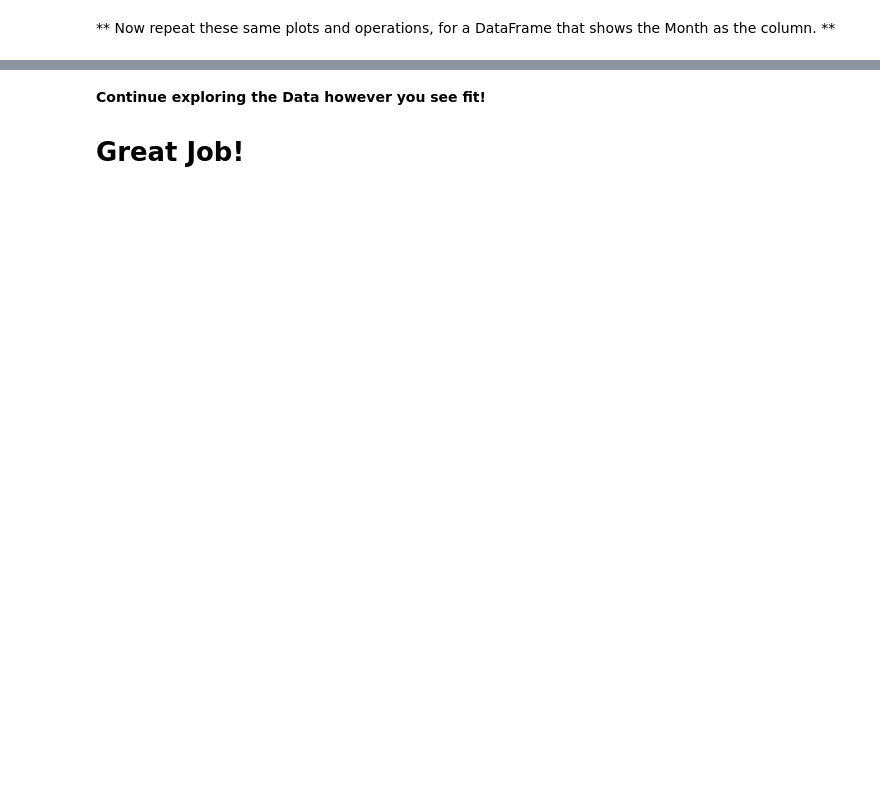
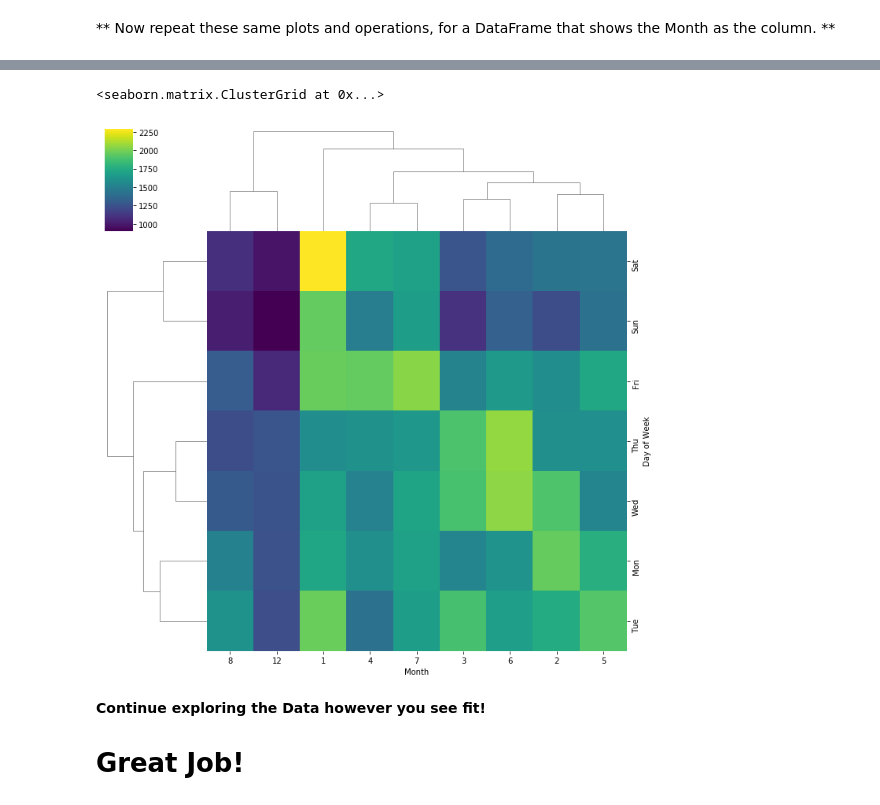
Before and after one commit to zweistein1326/Learning_Data_science-Machine_Learning, a Jupyter notebook: DS_ML/10-Data-Capstone-Projects/01-911 Calls Data Capstone Project.ipynb, the cells around one changed output, grey strips where cells are left out. Drawn from its saved outputs; the diff is of its cells as text; code cells hidden in the pictures; blank space fills up the shorter version.

```diff
--- a/DS_ML/10-Data-Capstone-Projects/01-911 Calls Data Capstone Project.ipynb
+++ b/DS_ML/10-Data-Capstone-Projects/01-911 Calls Data Capstone Project.ipynb
@@ -337,3 +322,8 @@ ____
+# %%
+sns.clustermap(dayMonth,cmap='viridis')
+# %% [output]
+<seaborn.matrix.ClusterGrid at 0x...>
+[figure, added]
 # %% [markdown]
 **Continue exploring the Data however you see fit!**
 # Great Job!
```
Also changed, not shown: parts of 11 cells of this notebook, 4 other files.
